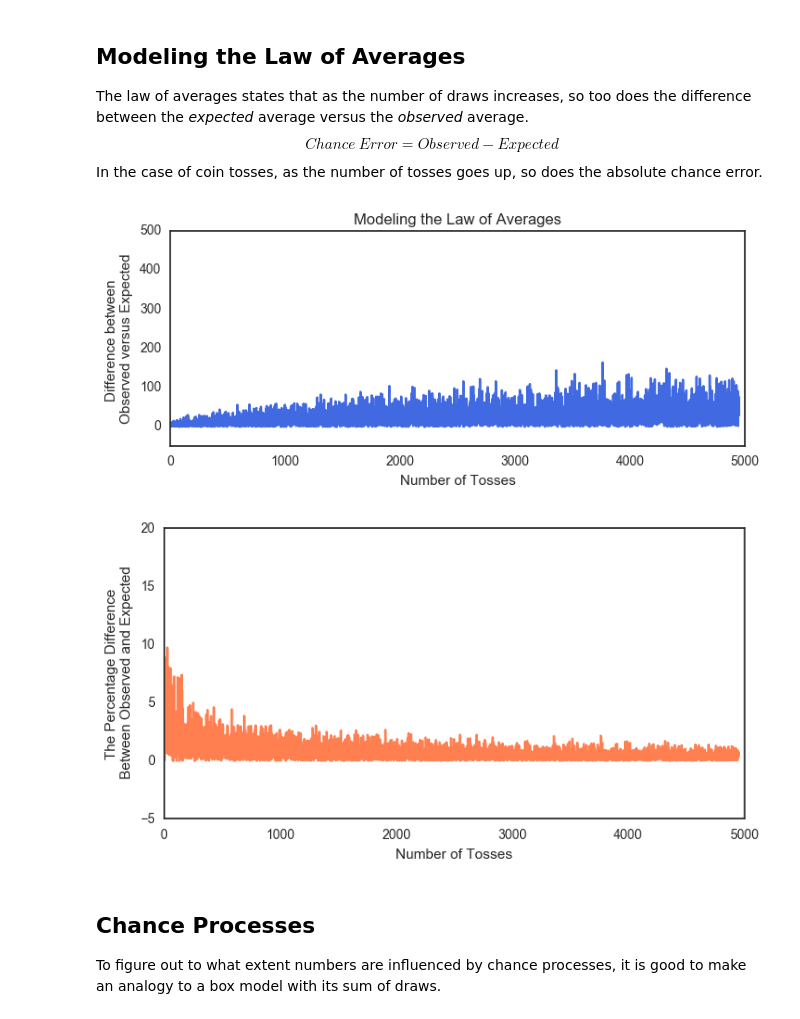
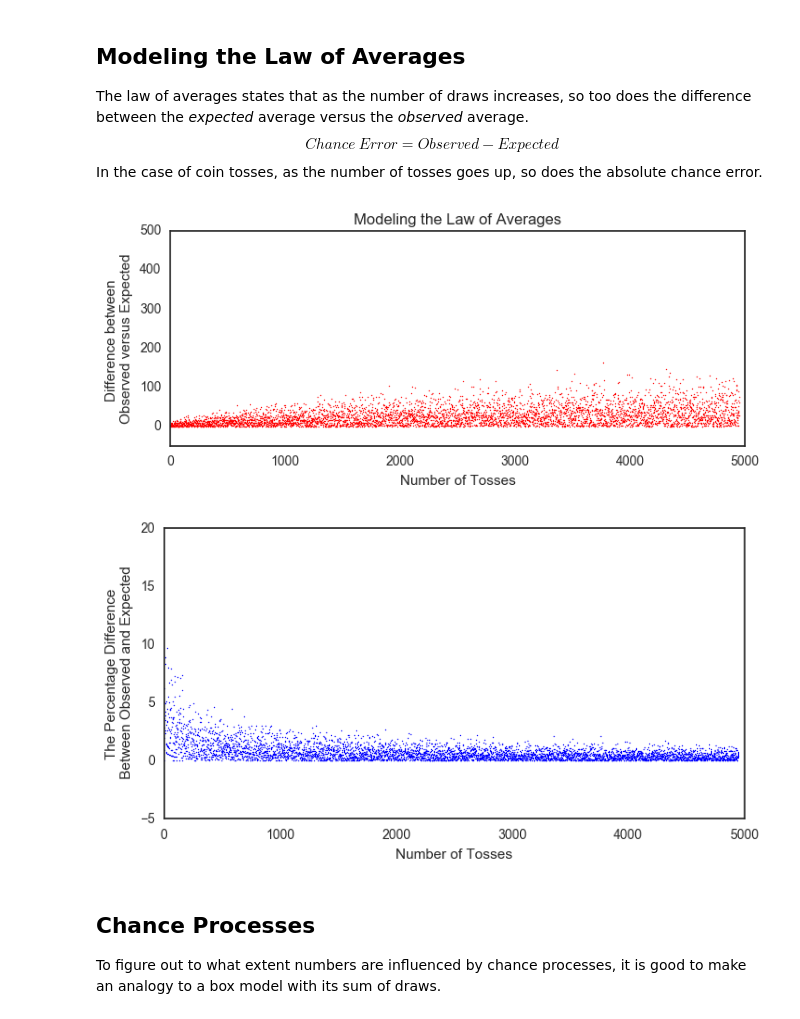
Before and after one commit to omoju/Fundamentals, a Jupyter notebook: Data/data_Stats_3_ChanceModels.ipynb, the cells around one changed output. Drawn from its saved outputs; the diff is of its cells as text; code cells hidden in the pictures.

```diff
--- a/Data/data_Stats_3_ChanceModels.ipynb
+++ b/Data/data_Stats_3_ChanceModels.ipynb
@@ -227,21 +227,21 @@ avg_heads['percentage_difference'] = percentage_difference
 avg_heads.reset_index(inplace=True)
 # %%
 pyplt.rcParams['figure.figsize'] = (8, 3)
-pyplt.plot(avg_heads.chance_error, 'royalblue')
+pyplt.plot(avg_heads.chance_error, 'ro', markersize=1)
 pyplt.ylim(-50, 500)
 pyplt.title('Modeling the Law of Averages')
 pyplt.ylabel('Difference between \nObserved versus Expected')
 pyplt.xlabel('Number of Tosses');
 # %% [output]
-[figure, old version]
+[figure, new version]
 # %%
 pyplt.rcParams['figure.figsize'] = (8, 4)
-ax = pyplt.plot(avg_heads.percentage_difference, 'coral')
+ax = pyplt.plot(avg_heads.percentage_difference, 'bo', markersize=1)
 pyplt.ylim(-5, 20)
 pyplt.ylabel('The Percentage Difference\n Between Observed and Expected')
 pyplt.xlabel('Number of Tosses');
 # %% [output]
-[figure, old version]
+[figure, new version]
 # %%
 pyplt.rcParams['figure.figsize'] = (4, 3)
 # %% [markdown]
```
Also changed, not shown: 36 other files.
